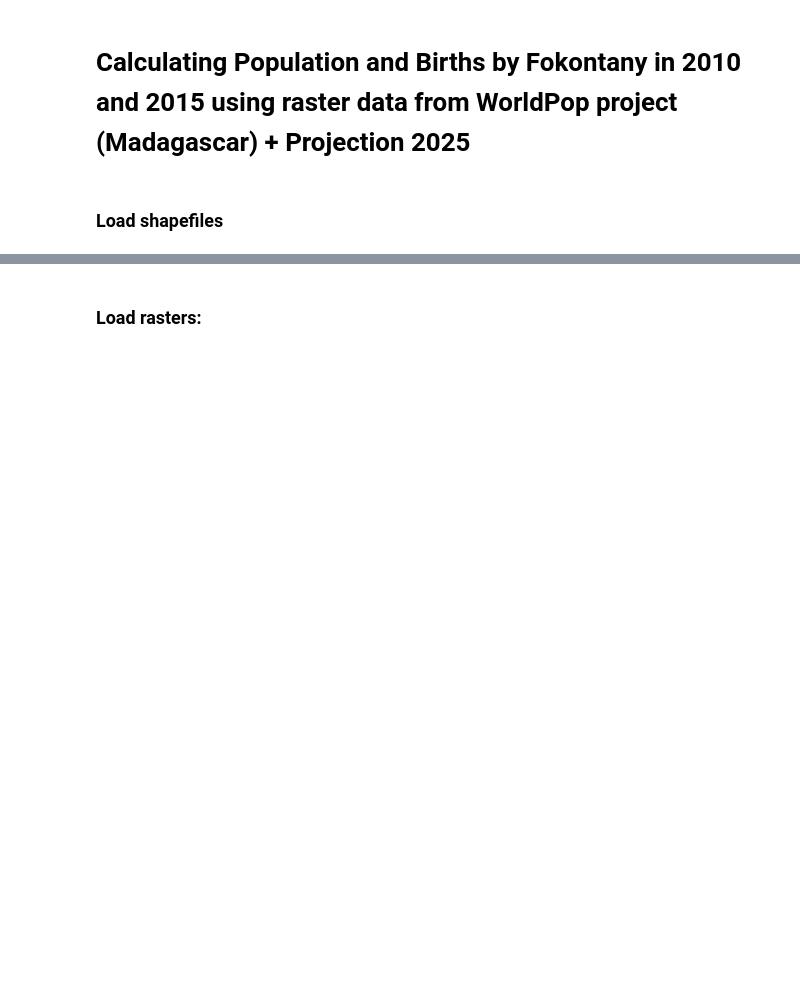
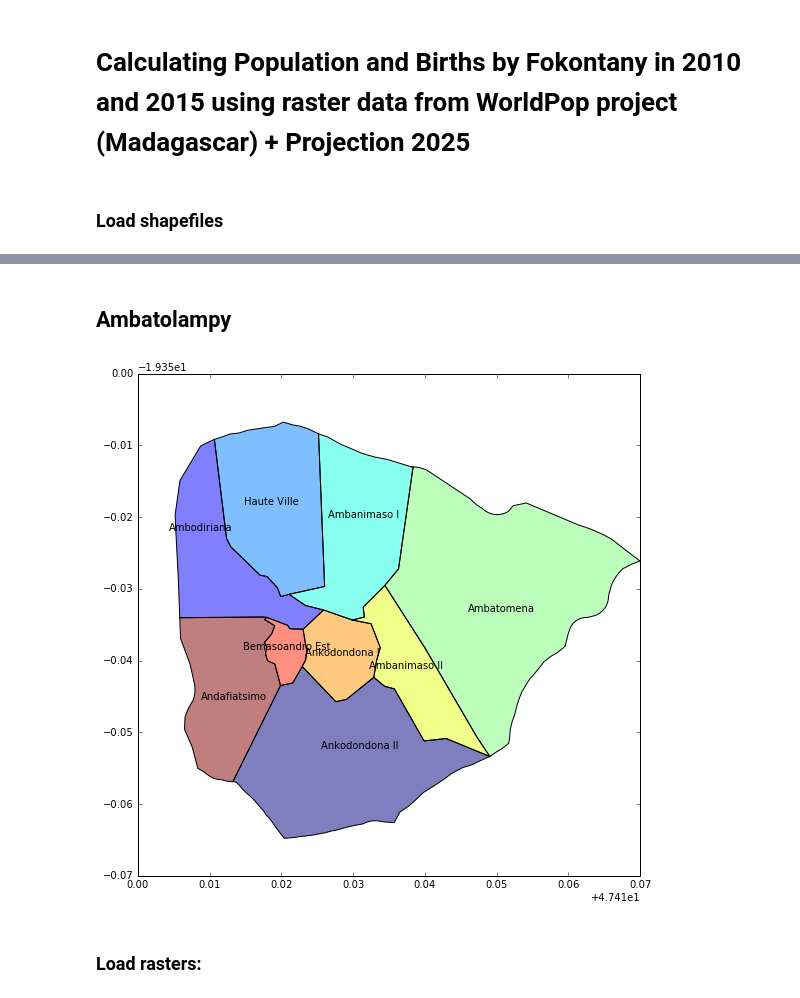
Before and after one commit to RanaivosonHerimanitra/Madagascar-in-Maps, a Jupyter notebook: mada_rasterstats.ipynb, the cells around one changed output, grey strips where cells are left out. Drawn from its saved outputs; the diff is of its cells as text; code cells hidden in the pictures; blank space fills up the shorter version.

```diff
--- a/mada_rasterstats.ipynb
+++ b/mada_rasterstats.ipynb
@@ -27,3 +27,16 @@ df_birth = df
+# %% [markdown]
+## Ambatolampy
+# %%
+df['coords'] = df['geometry'].apply(lambda x: x.representative_point().coords[:])
+df['coords'] = [coords[0] for coords in df['coords']]
+# %%
+df[(df.COMMUNE=='Ambatolampy') & (df.DISTRICT=='Ambatolampy')].plot(figsize=(9, 9))
+for idx, row in df[(df.COMMUNE=='Ambatolampy') & (df.DISTRICT=='Ambatolampy')].iterrows():
+    plt.annotate(s=row['FOKONTANY'], xy=row['coords'],
+                 horizontalalignment='center')
+ax.set_axis_off()
+# %% [output]
+[figure, added]
 # %% [markdown]
 ### Load rasters:
 # %% [markdown]
```
Also changed, not shown: parts of 7 cells of this notebook.
